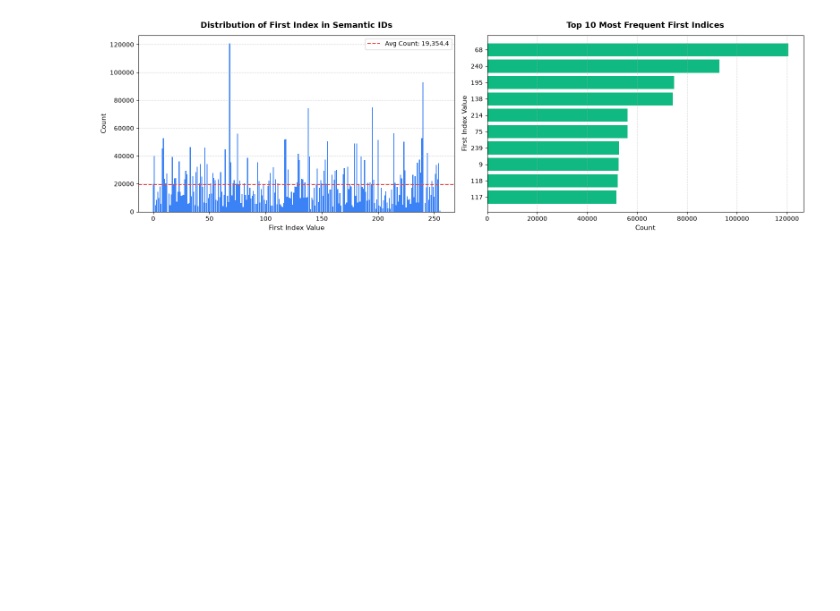
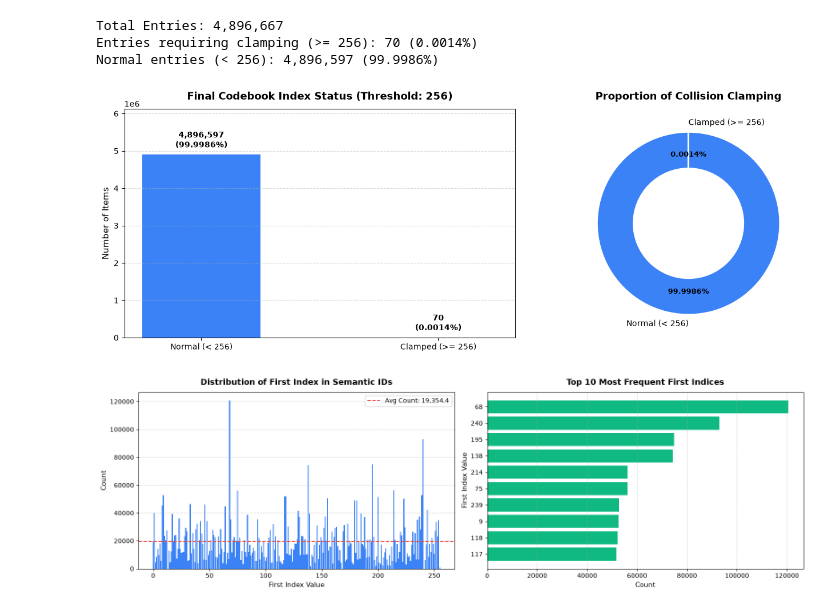
Before and after one commit to keyboard-jo/NZ5-GR, a Jupyter notebook: sid_eda.ipynb, the cells around one changed output. Cells and saved outputs as stored; diff of their text form; code cells hidden in the pictures; blank space fills up the shorter version.

```diff
--- a/sid_eda.ipynb
+++ b/sid_eda.ipynb
@@ -157,4 +158,76 @@ Calculations completed in 9.66 seconds.
 [figure]
+# %%
+# --- CONFIGURABLE PARAMETERS ---
+CLAMP_THRESHOLD = 256     # Threshold for collision clamping
+PRECISION_DECIMALS = 4    # Number of decimal places for percentages (e.g., 2, 4, etc.)
+
+# Count how many entries have their last semantic ID >= threshold (needing clamping)
+total_entries = len(data)
+clamped_entries = sum(1 for v in data.values() if len(v) > 0 and v[-1] >= CLAMP_THRESHOLD)
+normal_entries = total_entries - clamped_entries
+
+clamped_pct = (clamped_entries / total_entries) * 100.0
+normal_pct = (normal_entries / total_entries) * 100.0
+
+# Format strings dynamically based on precision parameter
+pct_format_str = f"{{:.{PRECISION_DECIMALS}f}}%"
+
+print(f"Total Entries: {total_entries:,}")
+print(f"Entries requiring clamping (>= {CLAMP_THRESHOLD}): {clamped_entries:,} ({pct_format_str.format(clamped_pct)})")
+print(f"Normal entries (< {CLAMP_THRESHOLD}): {normal_entries:,} ({pct_format_str.format(normal_pct)})")
+
+# --- Plotting Breakdown Chart ---
+fig, (ax1, ax2) = plt.subplots(1, 2, figsize=(14, 5))
+
+# 1. Bar Chart Breakdown
+categories = [f"Normal (< {CLAMP_THRESHOLD})", f"Clamped (>= {CLAMP_THRESHOLD})"]
+counts = [normal_entries, clamped_entries]
+colors = ["#3b82f6", "#ef4444"]
+
+bars = ax1.bar(categories, counts, width=0.5, color=colors, edgecolor="none")
+for bar, count, pct in zip(bars, counts, [normal_pct, clamped_pct]):
+    height = bar.get_height()
+    pct_text = pct_format_str.format(pct)
+    ax1.annotate(
+        f"{count:,}\n({pct_text})",
+        xy=(bar.get_x() + bar.get_width() / 2, height),
+        xytext=(0, 6),
+        textcoords="offset points",
+        ha="center",
+        va="bottom",
+        fontsize=10,
+        fontweight="bold"
+    )
+
+ax1.set_title(f"Final Codebook Index Status (Threshold: {CLAMP_THRESHOLD})", fontsize=13, fontweight="bold", pad=12)
+ax1.set_ylabel("Number of Items", fontsize=11)
+ax1.set_ylim(0, max(counts) * 1.25)
+ax1.grid(axis="y", linestyle="--", alpha=0.5)
+
+# 2. Donut Chart Ratio
+pie_format_str = f"%1.{PRECISION_DECIMALS}f%%"
+wedges, texts, autotexts = ax2.pie(
+    counts,
+    labels=categories,
+    colors=colors,
+    autopct=pie_format_str,
+    startangle=90,
+    pctdistance=0.75,
+    wedgeprops=dict(width=0.4, edgecolor="white", linewidth=2)
+)
+for autotext in autotexts:
+    autotext.set_fontsize(9)
+    autotext.set_fontweight("bold")
+
+ax2.set_title("Proportion of Collision Clamping", fontsize=13, fontweight="bold", pad=12)
+
+plt.tight_layout()
+plt.show()
+# %% [output]
+Total Entries: 4,896,667
+Entries requiring clamping (>= 256): 70 (0.0014%)
+Normal entries (< 256): 4,896,597 (99.9986%)
+[figure, added]
 # %%
 # Extract the first element from each semantic ID list
 first_indices = [v[0] for v in data.values() if len(v) > 0]
```
Also changed, not shown: parts of 16 cells of this notebook, 4 other files.
